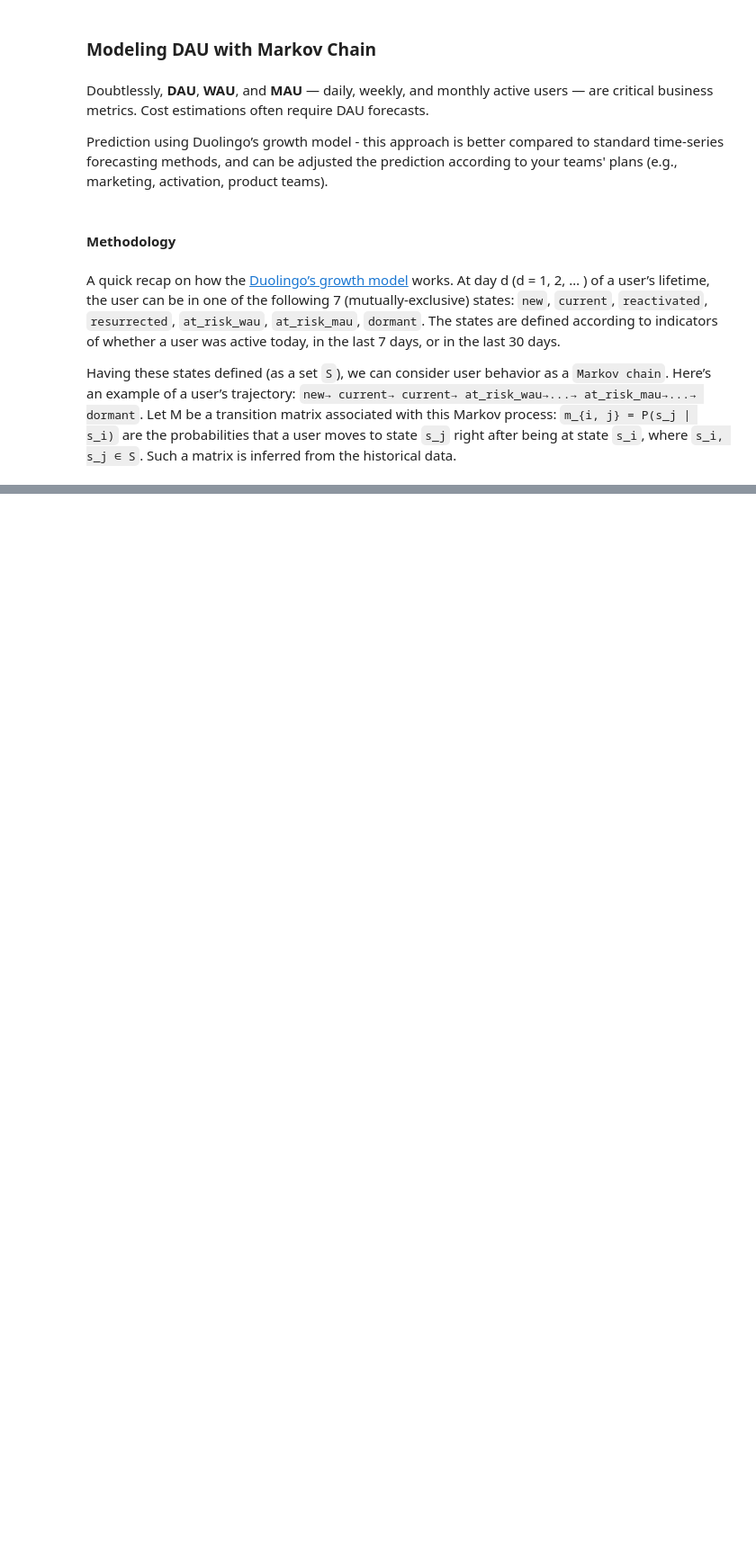
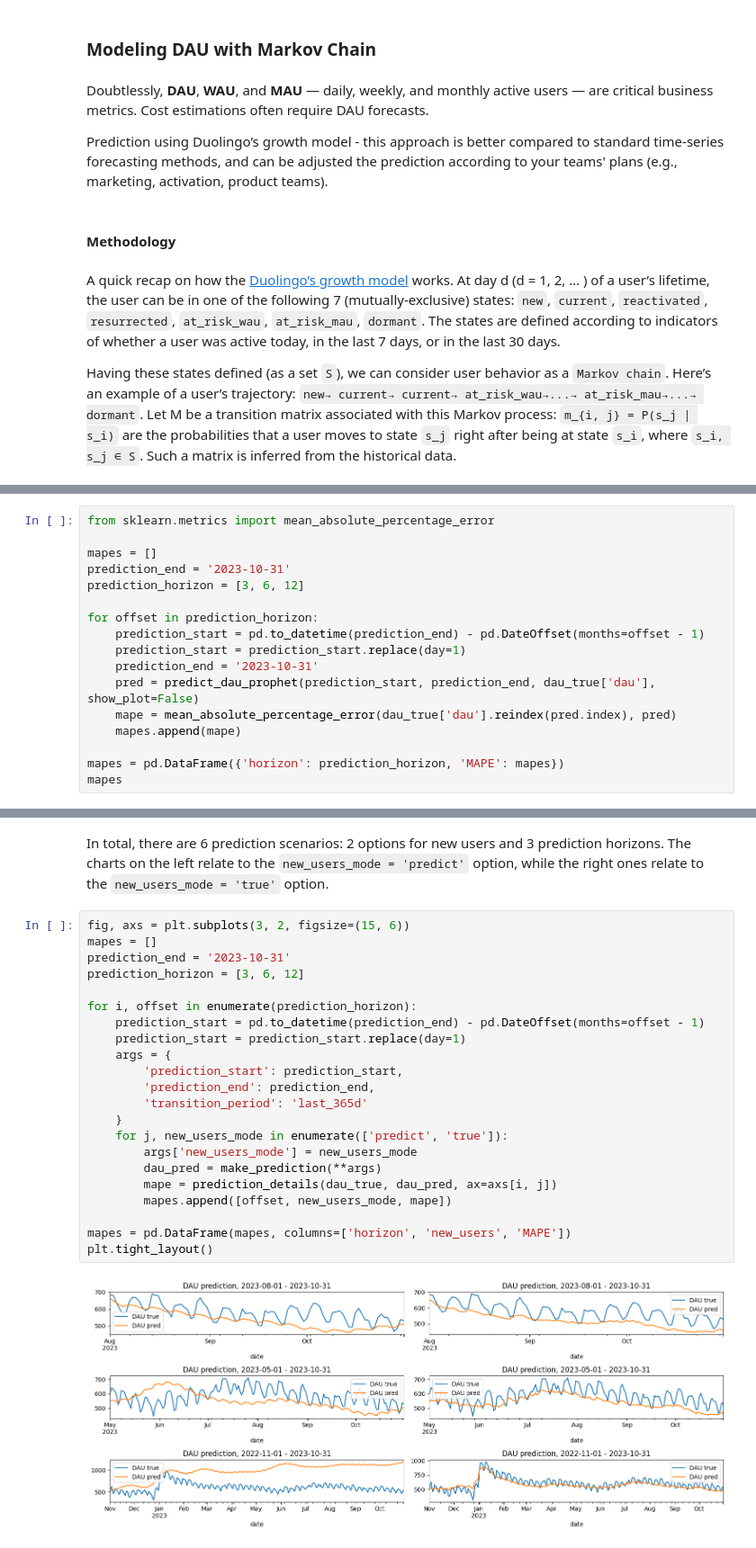
Before and after one commit to shortthirdman/Duolingo-User-Engagement, a Jupyter notebook: MarkovChain-DAU.ipynb, the cells around one changed output, grey strips where cells are left out. Shown at 90% size. Cells and saved outputs as stored; diff of their text form; blank space fills up the shorter version.

```diff
--- a/MarkovChain-DAU.ipynb
+++ b/MarkovChain-DAU.ipynb
@@ -12,0 +458,17 @@ Having these states defined (as a set `S`), we can consider user behavior as a `
+# %%
+from sklearn.metrics import mean_absolute_percentage_error
+
+mapes = []
+prediction_end = '2023-10-31'
+prediction_horizon = [3, 6, 12]
+
+for offset in prediction_horizon:
+    prediction_start = pd.to_datetime(prediction_end) - pd.DateOffset(months=offset - 1)
+    prediction_start = prediction_start.replace(day=1)
+    prediction_end = '2023-10-31'
+    pred = predict_dau_prophet(prediction_start, prediction_end, dau_true['dau'], show_plot=False)
+    mape = mean_absolute_percentage_error(dau_true['dau'].reindex(pred.index), pred)
+    mapes.append(mape)
+
+mapes = pd.DataFrame({'horizon': prediction_horizon, 'MAPE': mapes})
+mapes
@@ -12,0 +549,26 @@ Having these states defined (as a set `S`), we can consider user behavior as a `
+# %% [markdown]
+In total, there are 6 prediction scenarios: 2 options for new users and 3 prediction horizons. The charts on the left relate to the `new_users_mode = 'predict'` option, while the right ones relate to the `new_users_mode = 'true'` option.
+# %%
+fig, axs = plt.subplots(3, 2, figsize=(15, 6))
+mapes = []
+prediction_end = '2023-10-31'
+prediction_horizon = [3, 6, 12]
+
+for i, offset in enumerate(prediction_horizon):
+    prediction_start = pd.to_datetime(prediction_end) - pd.DateOffset(months=offset - 1)
+    prediction_start = prediction_start.replace(day=1)
+    args = {
+        'prediction_start': prediction_start,
+        'prediction_end': prediction_end,
+        'transition_period': 'last_365d'
+    }
+    for j, new_users_mode in enumerate(['predict', 'true']):
+        args['new_users_mode'] = new_users_mode
+        dau_pred = make_prediction(**args)
+        mape = prediction_details(dau_true, dau_pred, ax=axs[i, j])
+        mapes.append([offset, new_users_mode, mape])
+
+mapes = pd.DataFrame(mapes, columns=['horizon', 'new_users', 'MAPE'])
+plt.tight_layout()
+# %% [output]
+[figure, added]
```
Also changed, not shown: parts of 44 cells of this notebook, 3 other files.
